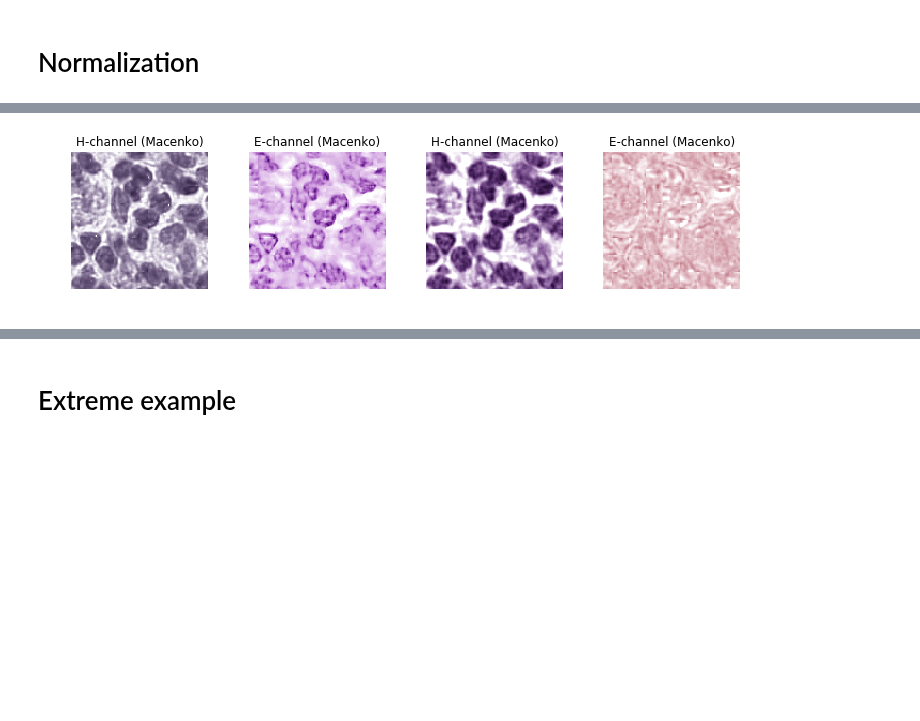
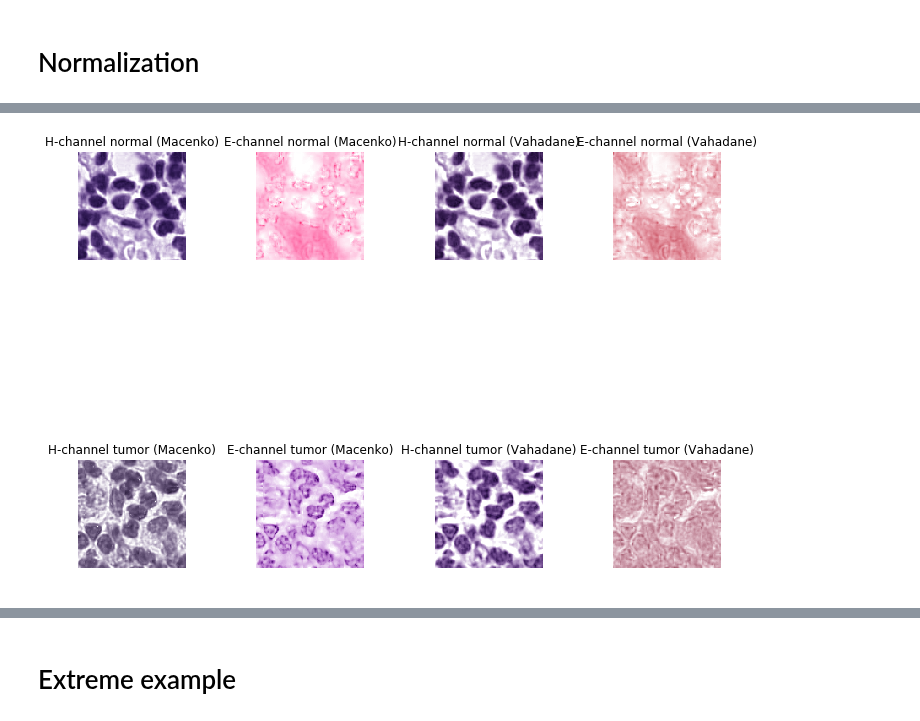
Before and after one commit to saketkc/pyvirchow, a Jupyter notebook: notebooks/04.Normalization-demo.ipynb, the cells around one changed output, grey strips where cells are left out. Saved outputs shown, nothing was run; the diff lists cells and outputs as text; code cells hidden in the pictures; blank space fills up the shorter version.

```diff
--- a/notebooks/04.Normalization-demo.ipynb
+++ b/notebooks/04.Normalization-demo.ipynb
@@ -165,7 +540,0 @@ fig.tight_layout()
-# %%
-H_channel_m = macenko_fit.get_hematoxylin_channel(tumor_rgb)
-E_channel_m = macenko_fit.get_eosin_channel(tumor_rgb)
-
-
-H_channel_v = vahadane_fit.get_hematoxylin_channel(tumor_rgb)
-E_channel_v = vahadane_fit.get_eosin_channel(tumor_rgb)
@@ -172,25 +574,30 @@ E_channel_v = vahadane_fit.get_eosin_channel(tumor_rgb)
 # %%
+keys = ['normal', 'tumor']
 fig = plt.figure(figsize=(10, 10))
-ax = plt.subplot(141)
-ax.set_axis_off()
-ax.imshow(H_channel_m/255)
-ax.set_title('H-channel (Macenko)')
+index = 1
+for key in keys:
+    ax = plt.subplot(2,4,index)
+    ax.set_axis_off()
+    ax.imshow(H_channel_m[key]/255)
+    ax.set_title('H-channel {} (Macenko)'.format(key))
 
-ax = plt.subplot(142)
-ax.set_axis_off()
-ax.imshow(E_channel_m/255)
-ax.set_title('E-channel (Macenko)')
+    ax = plt.subplot(2,4,index+1)
+    ax.set_axis_off()
+    ax.imshow(E_channel_m[key]/255)
+    ax.set_title('E-channel {} (Macenko)'.format(key))
 
-ax = plt.subplot(143)
-ax.set_axis_off()
-ax.imshow(H_channel_v/255)
-ax.set_title('H-channel (Macenko)')
 
-ax = plt.subplot(144)
-ax.set_axis_off()
-ax.imshow(E_channel_v/255)
-ax.set_title('E-channel (Macenko)')
+    ax = plt.subplot(2,4,index+2)
+    ax.set_axis_off()
+    ax.imshow(H_channel_v[key]/255)
+    ax.set_title('H-channel {} (Vahadane)'.format(key))
+
+    ax = plt.subplot(2,4,index+3)
+    ax.set_axis_off()
+    ax.imshow(E_channel_v[key]/255)
+    ax.set_title('E-channel {} (Vahadane)'.format(key))
+    index += 4
 
 fig.tight_layout()
 # %% [output]
-[figure, old version]
+[figure, new version]
```
Also changed, not shown: parts of 44 cells of this notebook, 21 other files.
